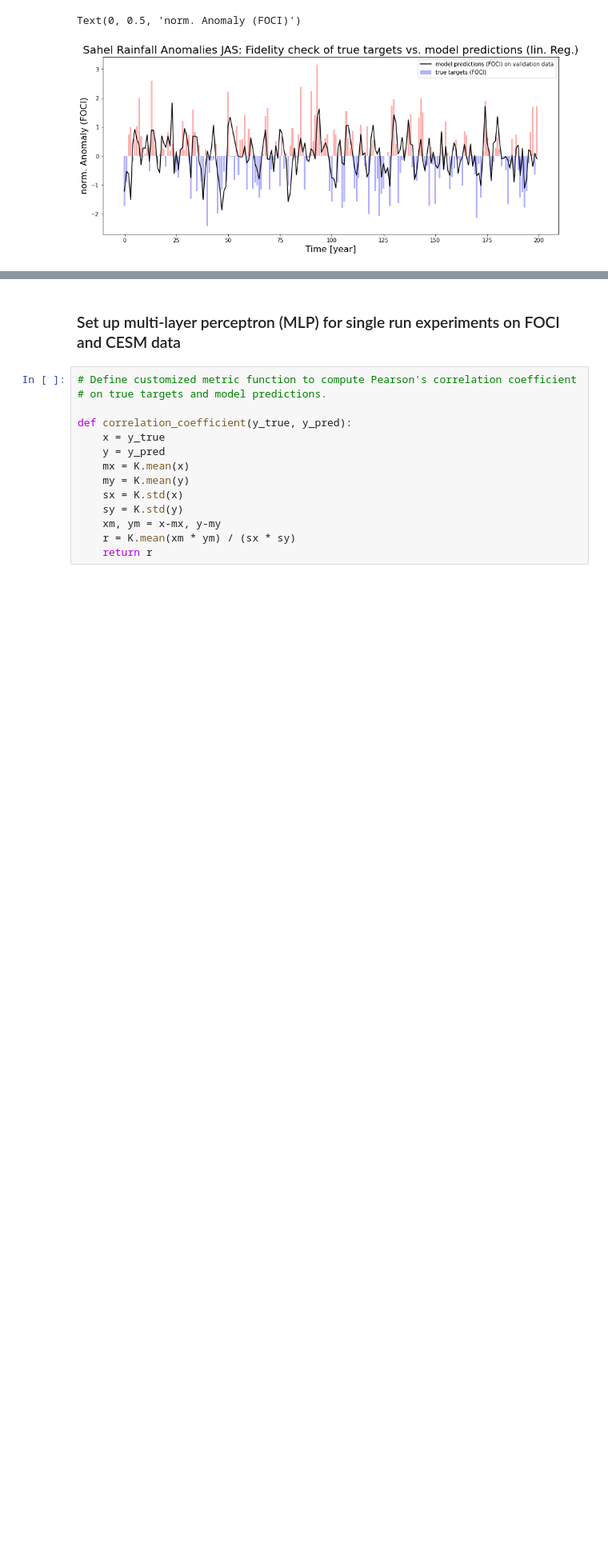
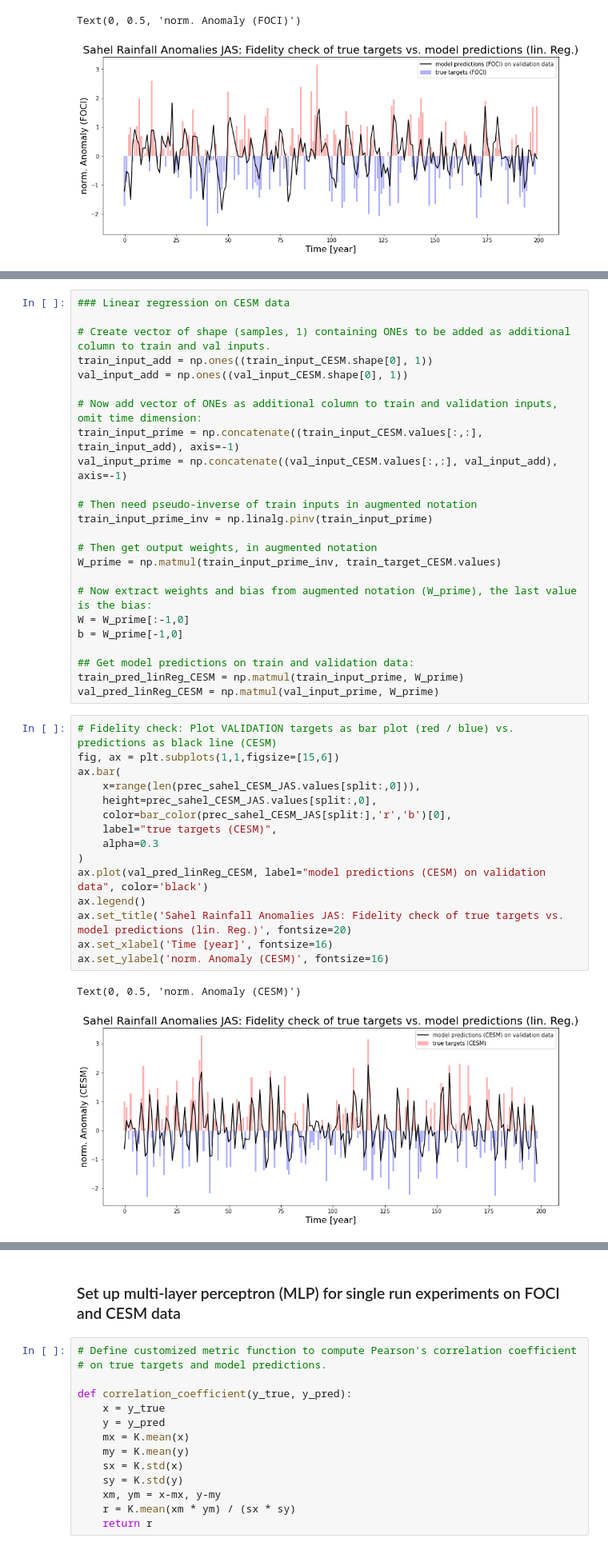
Before and after one commit to MarcoLandtHayen/cicmod_application, a Jupyter notebook: notebooks/01_sahel_rainfall_prediction_seasonal_anomalies.ipynb, the cells around one changed output, grey strips where cells are left out. Shown at 80% size. Drawn from its saved outputs; the diff is of its cells as text; blank space fills up the shorter version.

```diff
--- a/notebooks/01_sahel_rainfall_prediction_seasonal_anomalies.ipynb
+++ b/notebooks/01_sahel_rainfall_prediction_seasonal_anomalies.ipynb
@@ -298,0 +326,42 @@ Correlation on validation data (FOCI) with lin. Reg.:  0.496
+# %%
+### Linear regression on CESM data
+
+# Create vector of shape (samples, 1) containing ONEs to be added as additional column to train and val inputs.
+train_input_add = np.ones((train_input_CESM.shape[0], 1))
+val_input_add = np.ones((val_input_CESM.shape[0], 1))
+
+# Now add vector of ONEs as additional column to train and validation inputs, omit time dimension:
+train_input_prime = np.concatenate((train_input_CESM.values[:,:], train_input_add), axis=-1)
+val_input_prime = np.concatenate((val_input_CESM.values[:,:], val_input_add), axis=-1)
+
+# Then need pseudo-inverse of train inputs in augmented notation
+train_input_prime_inv = np.linalg.pinv(train_input_prime)
+
+# Then get output weights, in augmented notation
+W_prime = np.matmul(train_input_prime_inv, train_target_CESM.values)
+
+# Now extract weights and bias from augmented notation (W_prime), the last value is the bias:
+W = W_prime[:-1,0]
+b = W_prime[-1,0]
+
+## Get model predictions on train and validation data:
+train_pred_linReg_CESM = np.matmul(train_input_prime, W_prime)
+val_pred_linReg_CESM = np.matmul(val_input_prime, W_prime)
+# %%
+# Fidelity check: Plot VALIDATION targets as bar plot (red / blue) vs. predictions as black line (CESM)
+fig, ax = plt.subplots(1,1,figsize=[15,6])
+ax.bar(
+    x=range(len(prec_sahel_CESM_JAS.values[split:,0])),
+    height=prec_sahel_CESM_JAS.values[split:,0],
+    color=bar_color(prec_sahel_CESM_JAS[split:],'r','b')[0],
+    label="true targets (CESM)",
+    alpha=0.3
+)
+ax.plot(val_pred_linReg_CESM, label="model predictions (CESM) on validation data", color='black')
+ax.legend()
+ax.set_title('Sahel Rainfall Anomalies JAS: Fidelity check of true targets vs. model predictions (lin. Reg.)', fontsize=20)
+ax.set_xlabel('Time [year]', fontsize=16)
+ax.set_ylabel('norm. Anomaly (CESM)', fontsize=16)
+# %% [output]
+Text(0, 0.5, 'norm. Anomaly (CESM)')
+[figure, added]
```
Also changed, not shown: parts of 16 cells of this notebook, 6 other files.
